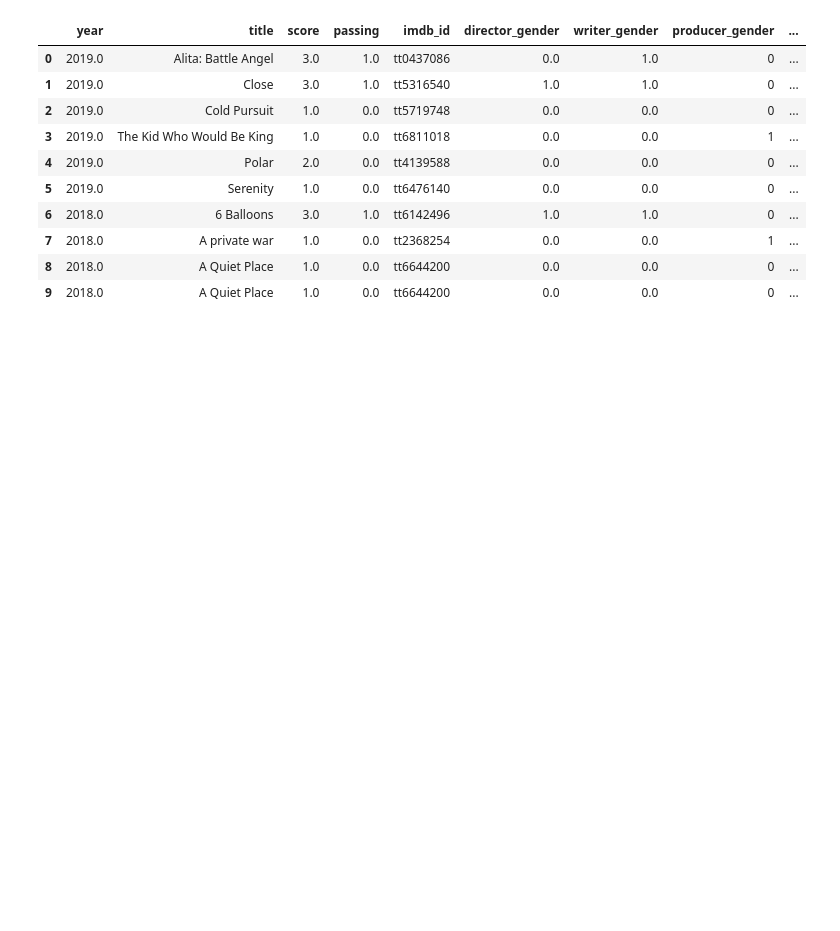
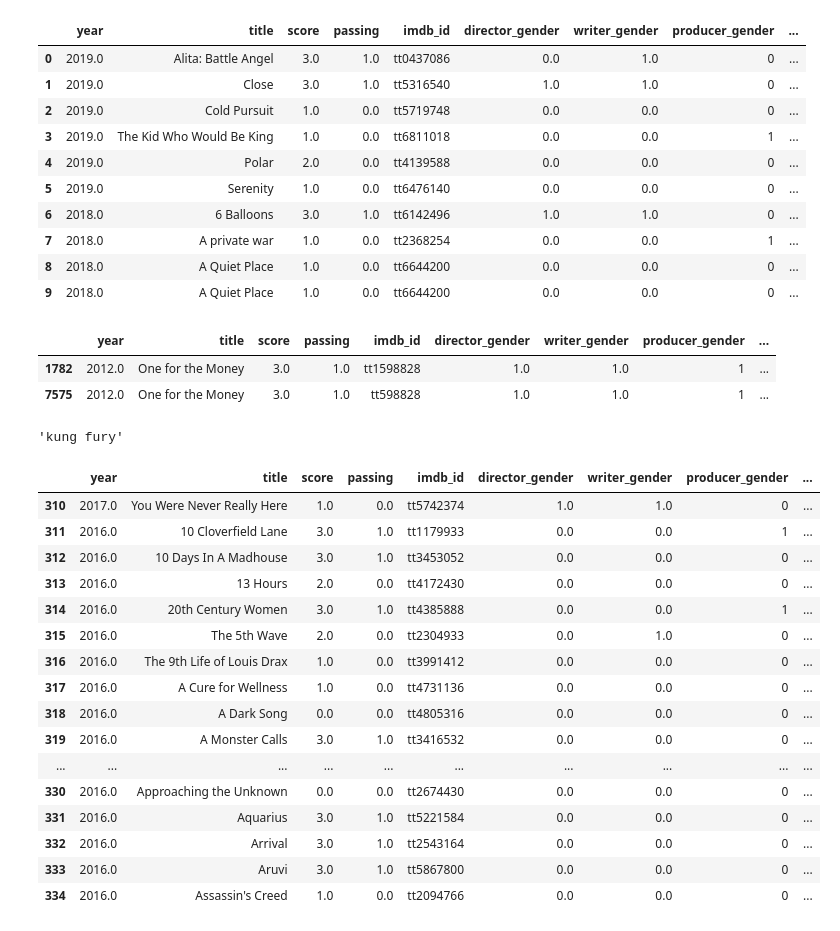
Before and after one commit to MagicMilly/women-in-film-analysis-dashboard, a Jupyter notebook: plotly_visualizations.ipynb, the cells around one changed output. Drawn from its saved outputs; the diff is of its cells as text; code cells hidden in the pictures; blank space fills up the shorter version.

Commit message:
dropped duplicates but dash table not updating based on input value YET

```diff
--- a/plotly_visualizations.ipynb
+++ b/plotly_visualizations.ipynb
@@ -527,3 +527,13 @@ df[:10]
 | 9 | 2018.0 | A Quiet Place | 1.0 | 0.0 | tt6644200 | 0.0 | 0.0 | 0 | ... |
 # %%
 # omg there are duplicates I thought I got rid of them!
+# %%
+bechdel_df = df.sort_values(by=['revenue'],ascending=False).drop_duplicates(subset=['title', 'imdb_id'],keep='first').sort_index()
+# %%
+bechdel_df[bechdel_df.duplicated(subset=['title', 'year'], keep=False)]
+# %% [output]
+|  | year | title | score | passing | imdb_id | director_gender | writer_gender | producer_gender | ... |
+| 1782 | 2012.0 | One for the Money | 3.0 | 1.0 | tt1598828 | 1.0 | 1.0 | 1 | ... |
+| 7575 | 2012.0 | One for the Money | 3.0 | 1.0 | tt598828 | 1.0 | 1.0 | 1 | ... |
+# %%
+bechdel_df.drop_duplicates(subset=['title','year'], keep='first', inplace=True)
@@ -529,0 +542,24 @@ df[:10]
+# %%
+bechdel_df.iloc[700].title.lower()
+# %% [output]
+'kung fury'
+# %%
+bechdel_df[300:325]
+# %% [output]
+|  | year | title | score | passing | imdb_id | director_gender | writer_gender | producer_gender | ... |
+| 310 | 2017.0 | You Were Never Really Here | 1.0 | 0.0 | tt5742374 | 1.0 | 1.0 | 0 | ... |
+| 311 | 2016.0 | 10 Cloverfield Lane | 3.0 | 1.0 | tt1179933 | 0.0 | 0.0 | 1 | ... |
+| 312 | 2016.0 | 10 Days In A Madhouse | 3.0 | 1.0 | tt3453052 | 0.0 | 0.0 | 0 | ... |
+| 313 | 2016.0 | 13 Hours | 2.0 | 0.0 | tt4172430 | 0.0 | 0.0 | 0 | ... |
+| 314 | 2016.0 | 20th Century Women | 3.0 | 1.0 | tt4385888 | 0.0 | 0.0 | 1 | ... |
+| 315 | 2016.0 | The 5th Wave | 2.0 | 0.0 | tt2304933 | 0.0 | 1.0 | 0 | ... |
+| 316 | 2016.0 | The 9th Life of Louis Drax | 1.0 | 0.0 | tt3991412 | 0.0 | 0.0 | 0 | ... |
+| 317 | 2016.0 | A Cure for Wellness | 1.0 | 0.0 | tt4731136 | 0.0 | 0.0 | 0 | ... |
+| 318 | 2016.0 | A Dark Song | 0.0 | 0.0 | tt4805316 | 0.0 | 0.0 | 0 | ... |
+| 319 | 2016.0 | A Monster Calls | 3.0 | 1.0 | tt3416532 | 0.0 | 0.0 | 0 | ... |
+| ... | ... | ... | ... | ... | ... | ... | ... | ... | ... |
+| 330 | 2016.0 | Approaching the Unknown | 0.0 | 0.0 | tt2674430 | 0.0 | 0.0 | 0 | ... |
+| 331 | 2016.0 | Aquarius | 3.0 | 1.0 | tt5221584 | 0.0 | 0.0 | 0 | ... |
+| 332 | 2016.0 | Arrival | 3.0 | 1.0 | tt2543164 | 0.0 | 0.0 | 0 | ... |
+| 333 | 2016.0 | Aruvi | 3.0 | 1.0 | tt5867800 | 0.0 | 0.0 | 0 | ... |
+| 334 | 2016.0 | Assassin's Creed | 1.0 | 0.0 | tt2094766 | 0.0 | 0.0 | 0 | ... |
```
Also changed, not shown: parts of 1 cell of this notebook, 1 other file.
